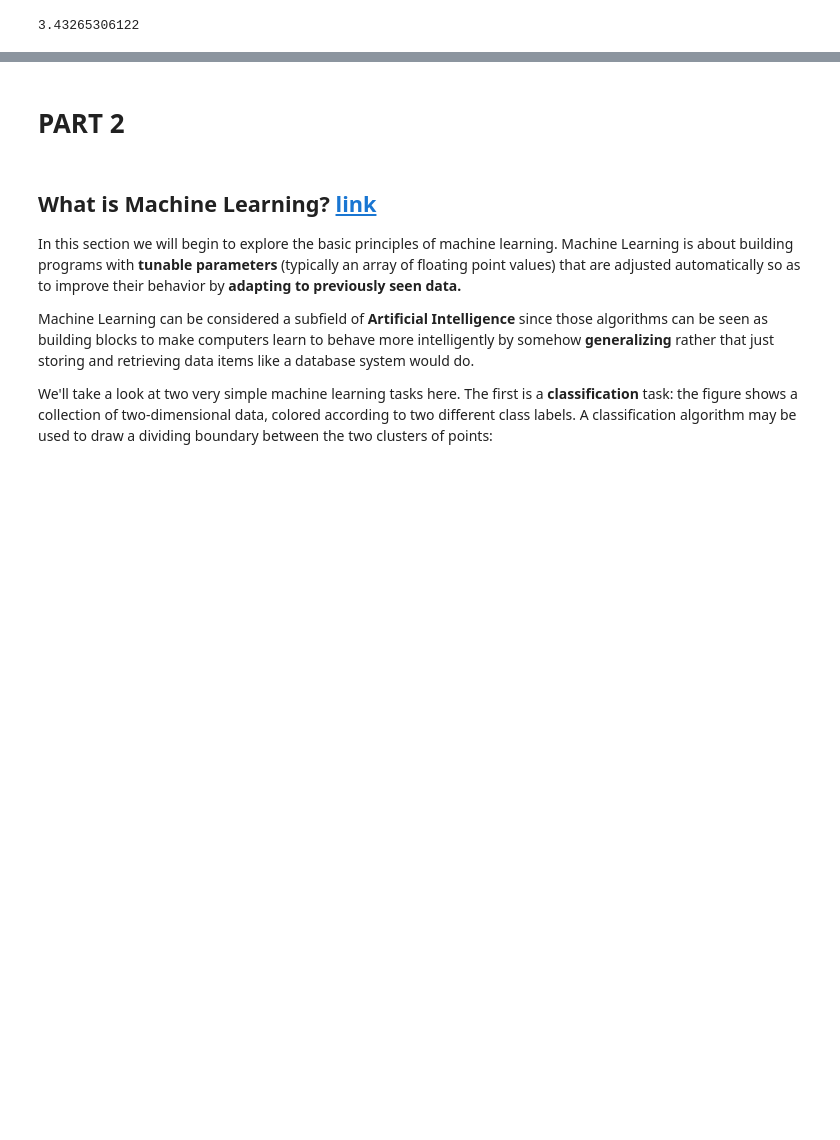
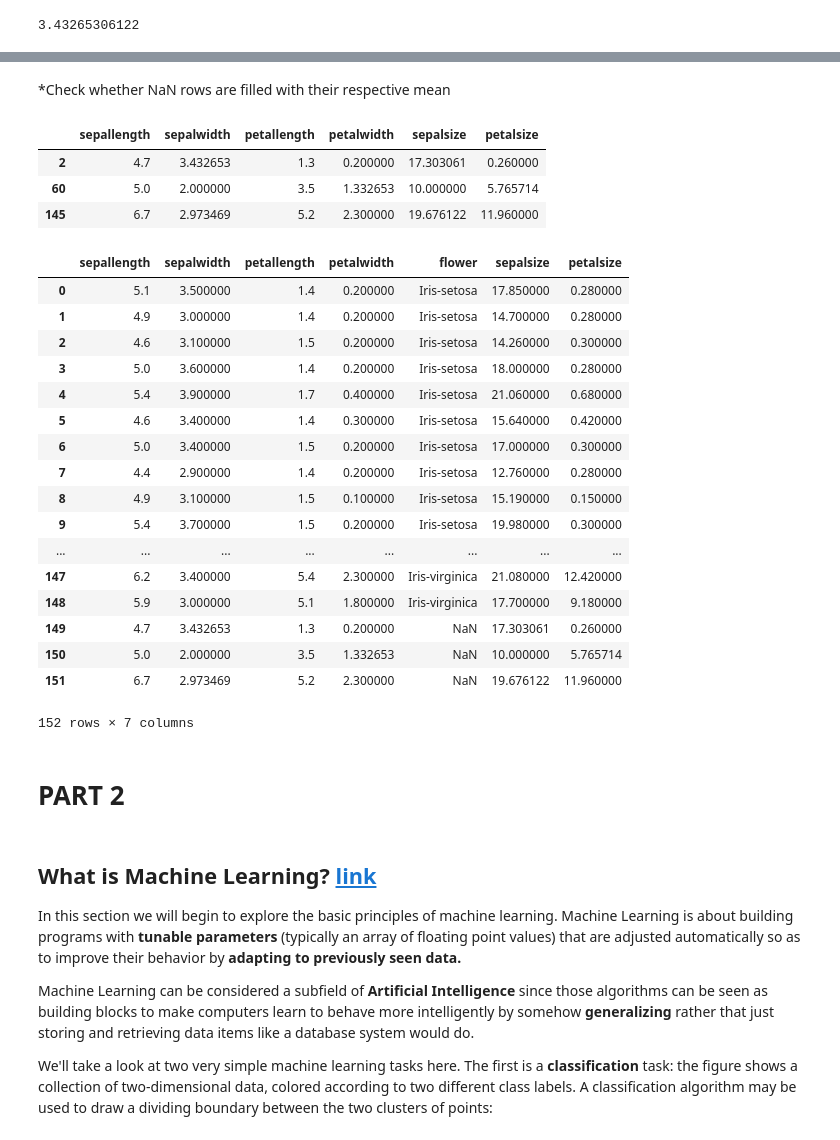
Before and after one commit to holyox/online-sessions, a Jupyter notebook: ml_in-Copy1.ipynb, the cells around one changed output, grey strips where cells are left out. Saved outputs shown, nothing was run; the diff lists cells and outputs as text; code cells hidden in the pictures; blank space fills up the shorter version.

```diff
--- a/ml_in-Copy1.ipynb
+++ b/ml_in-Copy1.ipynb
@@ -461,3 +500,0 @@ nan
-# %%
-data["sepalwidth"][2]=grouped_stat['sepalwidth']['mean']['Iris-setosa']
-data
@@ -545,0 +504,3 @@ data
+# %%
+filled_data=grouped.transform(lambda x: x.fillna(x.mean()))
+filled_data
@@ -545,0 +526,9 @@ data
+# %% [markdown]
+*Check whether NaN rows are filled with their respective mean
+# %%
+filled_data[data.isnull().any(axis=1)]
+# %% [output]
+|  | sepallength | sepalwidth | petallength | petalwidth | sepalsize | petalsize |
+| 2 | 4.7 | 3.432653 | 1.3 | 0.200000 | 17.303061 | 0.260000 |
+| 60 | 5.0 | 2.000000 | 3.5 | 1.332653 | 10.000000 | 5.765714 |
+| 145 | 6.7 | 2.973469 | 5.2 | 2.300000 | 19.676122 | 11.960000 |
@@ -546,3 +537,24 @@ data
+# %%
+temp.merge(filled_data,how='right')
+# %% [output]
+|  | sepallength | sepalwidth | petallength | petalwidth | flower | sepalsize | petalsize |
+| 0 | 5.1 | 3.500000 | 1.4 | 0.200000 | Iris-setosa | 17.850000 | 0.280000 |
+| 1 | 4.9 | 3.000000 | 1.4 | 0.200000 | Iris-setosa | 14.700000 | 0.280000 |
+| 2 | 4.6 | 3.100000 | 1.5 | 0.200000 | Iris-setosa | 14.260000 | 0.300000 |
+| 3 | 5.0 | 3.600000 | 1.4 | 0.200000 | Iris-setosa | 18.000000 | 0.280000 |
+| 4 | 5.4 | 3.900000 | 1.7 | 0.400000 | Iris-setosa | 21.060000 | 0.680000 |
+| 5 | 4.6 | 3.400000 | 1.4 | 0.300000 | Iris-setosa | 15.640000 | 0.420000 |
+| 6 | 5.0 | 3.400000 | 1.5 | 0.200000 | Iris-setosa | 17.000000 | 0.300000 |
+| 7 | 4.4 | 2.900000 | 1.4 | 0.200000 | Iris-setosa | 12.760000 | 0.280000 |
+| 8 | 4.9 | 3.100000 | 1.5 | 0.100000 | Iris-setosa | 15.190000 | 0.150000 |
+| 9 | 5.4 | 3.700000 | 1.5 | 0.200000 | Iris-setosa | 19.980000 | 0.300000 |
+| ... | ... | ... | ... | ... | ... | ... | ... |
+| 147 | 6.2 | 3.400000 | 5.4 | 2.300000 | Iris-virginica | 21.080000 | 12.420000 |
+| 148 | 5.9 | 3.000000 | 5.1 | 1.800000 | Iris-virginica | 17.700000 | 9.180000 |
+| 149 | 4.7 | 3.432653 | 1.3 | 0.200000 | NaN | 17.303061 | 0.260000 |
+| 150 | 5.0 | 2.000000 | 3.5 | 1.332653 | NaN | 10.000000 | 5.765714 |
+| 151 | 6.7 | 2.973469 | 5.2 | 2.300000 | NaN | 19.676122 | 11.960000 |
+152 rows × 7 columns
 # %% [markdown]
 # PART 2
 # %% [markdown]
```
Also changed, not shown: parts of 27 cells of this notebook.
